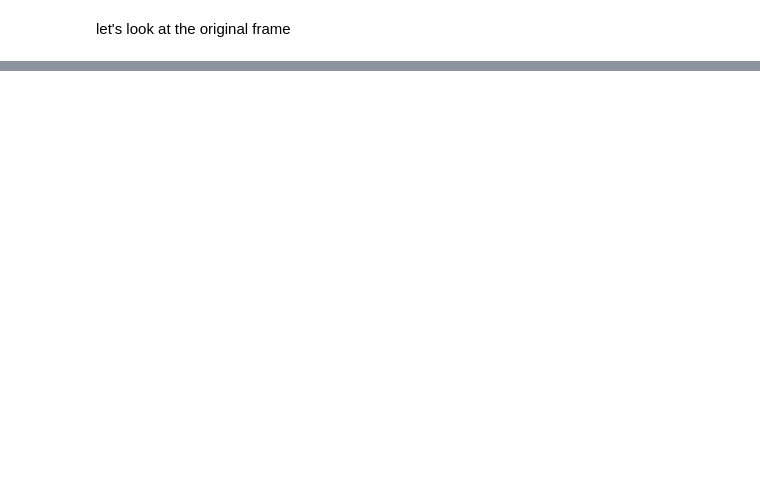
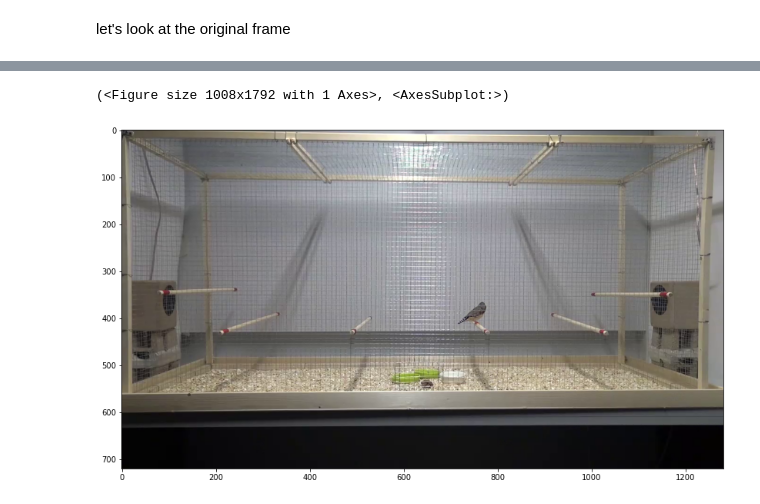
Before and after one commit to gbeckers/Birdwatcher, a Jupyter notebook: notebooks/movementdetection.ipynb, the cells around one changed output, grey strips where cells are left out. Cells and saved outputs as stored; diff of their text form; code cells hidden in the pictures; blank space fills up the shorter version.

```diff
--- a/notebooks/movementdetection.ipynb
+++ b/notebooks/movementdetection.ipynb
@@ -52,4 +68,2 @@ print(cd_200)
 # %% [markdown]
 If you want to image the pixels, this can be done conveniently as so
-# %%
-frame = cd.get_frame(215)
@@ -65,0 +89,5 @@ imshow_frame(vf.get_framebynumber(200))
+# %%
+imshow_frame(frame)
+# %% [output]
+(<Figure size 1008x1792 with 1 Axes>, <AxesSubplot:>)
+[figure, added]
```
Also changed, not shown: parts of 18 cells of this notebook, 4 other files.
